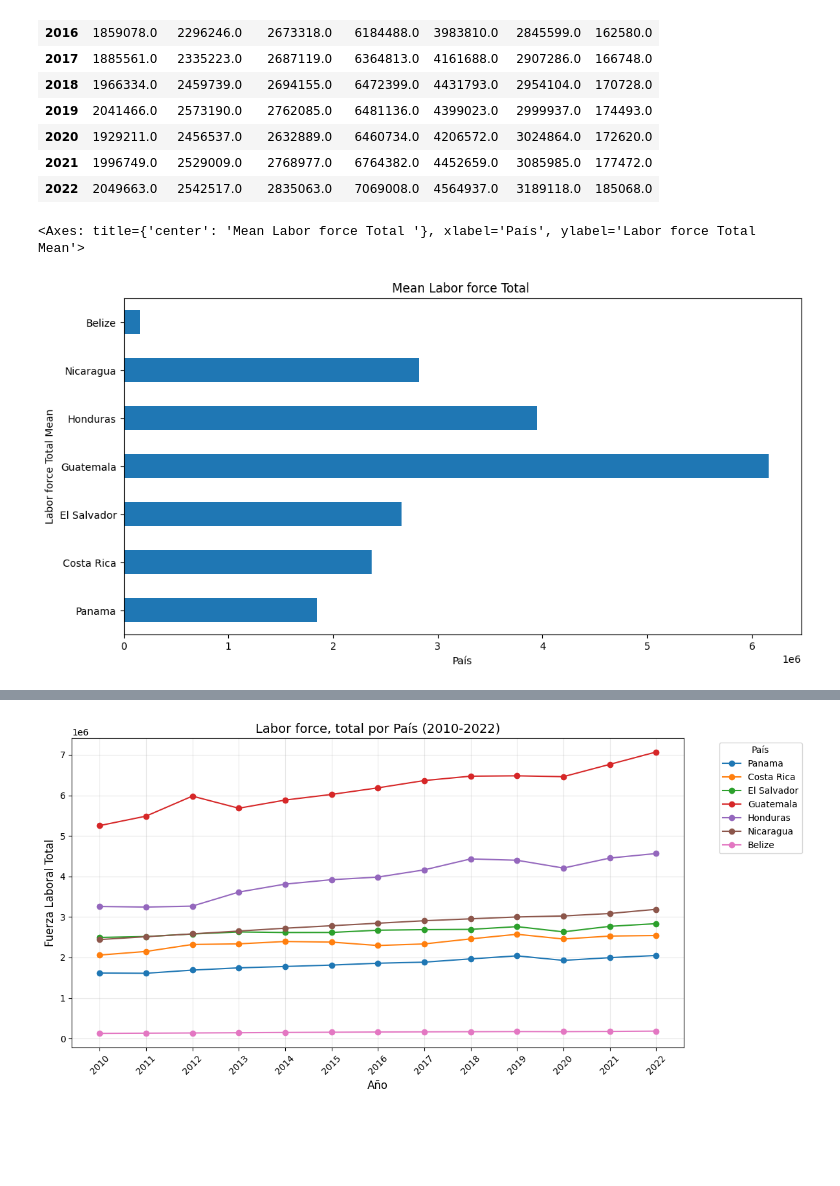
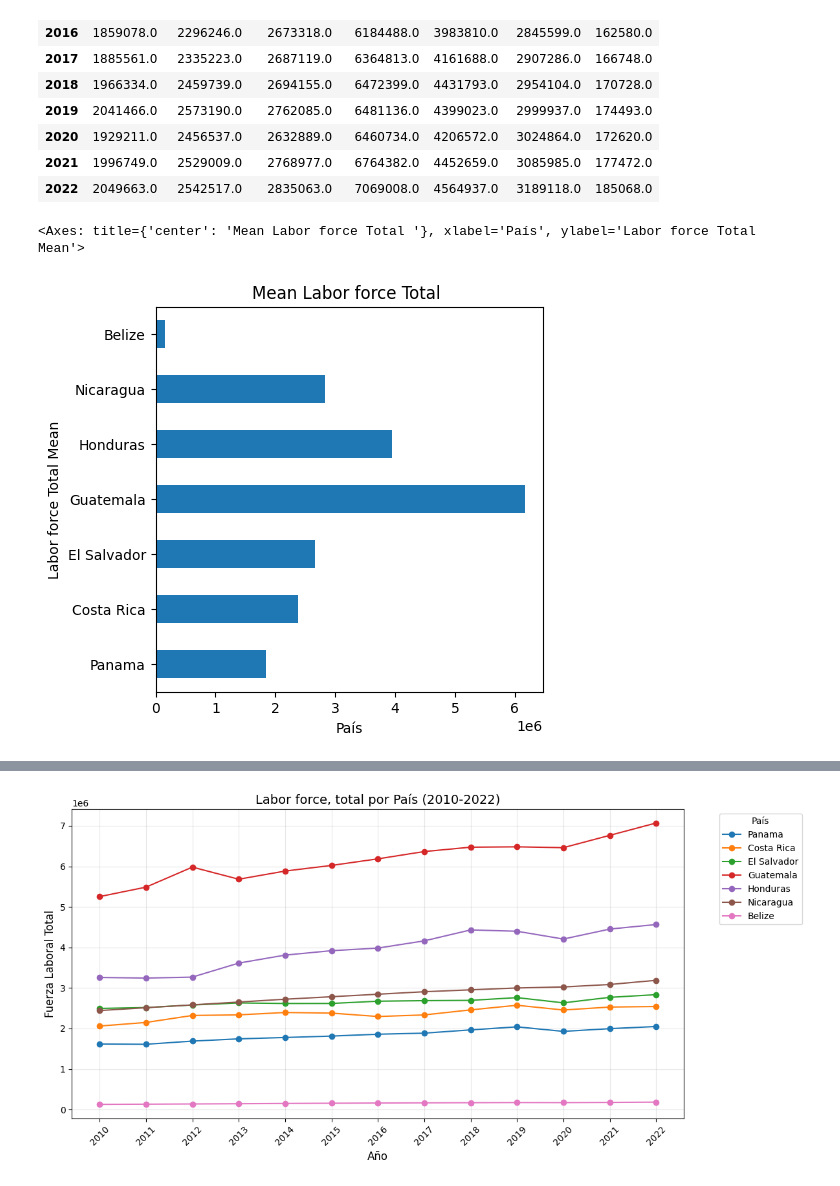
Before and after one commit to KarenSSanchezP/AnalisisLongevidad-AC, a Jupyter notebook: archivo.ipynb, the cells around one changed output, grey strips where cells are left out. Drawn from its saved outputs; the diff is of its cells as text; code cells hidden in the pictures; blank space fills up the shorter version.

```diff
--- a/archivo.ipynb
+++ b/archivo.ipynb
@@ -711,8 +957,8 @@ dfLaborForceTotal.T
 # %%
 import matplotlib.pyplot as plt
 dfLaborForceTotalMean = dfLaborForceTotal.T.mean() #cambiamos filas por columnas y calculamos la media de cada país
 #grafico de barras
-dfLaborForceTotalMean.plot(kind='barh', title='Mean Labor force Total ', figsize=(12,6), xlabel='País', ylabel='Labor force Total Mean')
+dfLaborForceTotalMean.plot(kind='barh', title='Mean Labor force Total ', figsize=(5,5), xlabel='País', ylabel='Labor force Total Mean')
 # %% [output]
 <Axes: title={'center': 'Mean Labor force Total '}, xlabel='País', ylabel='Labor force Total Mean'>
-[figure, old version]
+[figure, new version]
```
Also changed, not shown: parts of 25 cells of this notebook.
